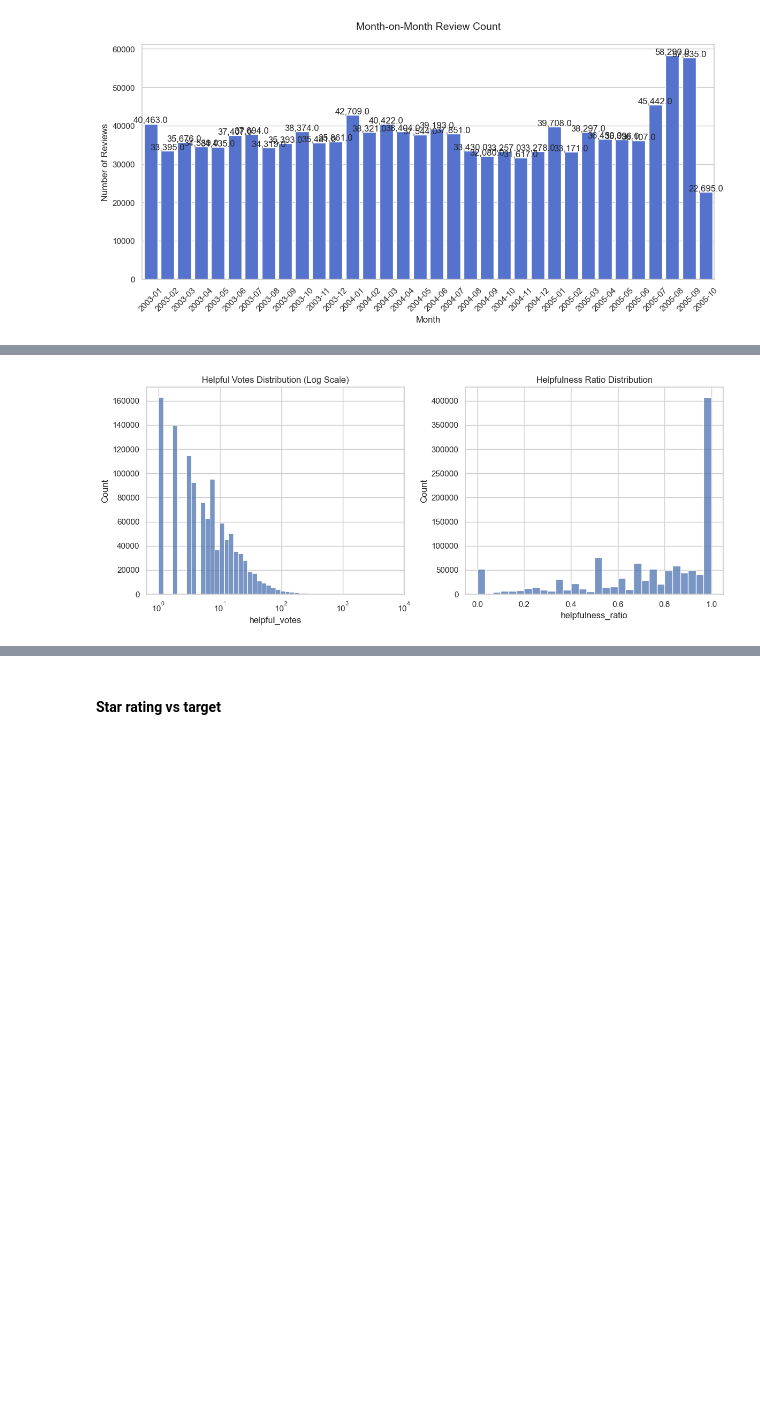
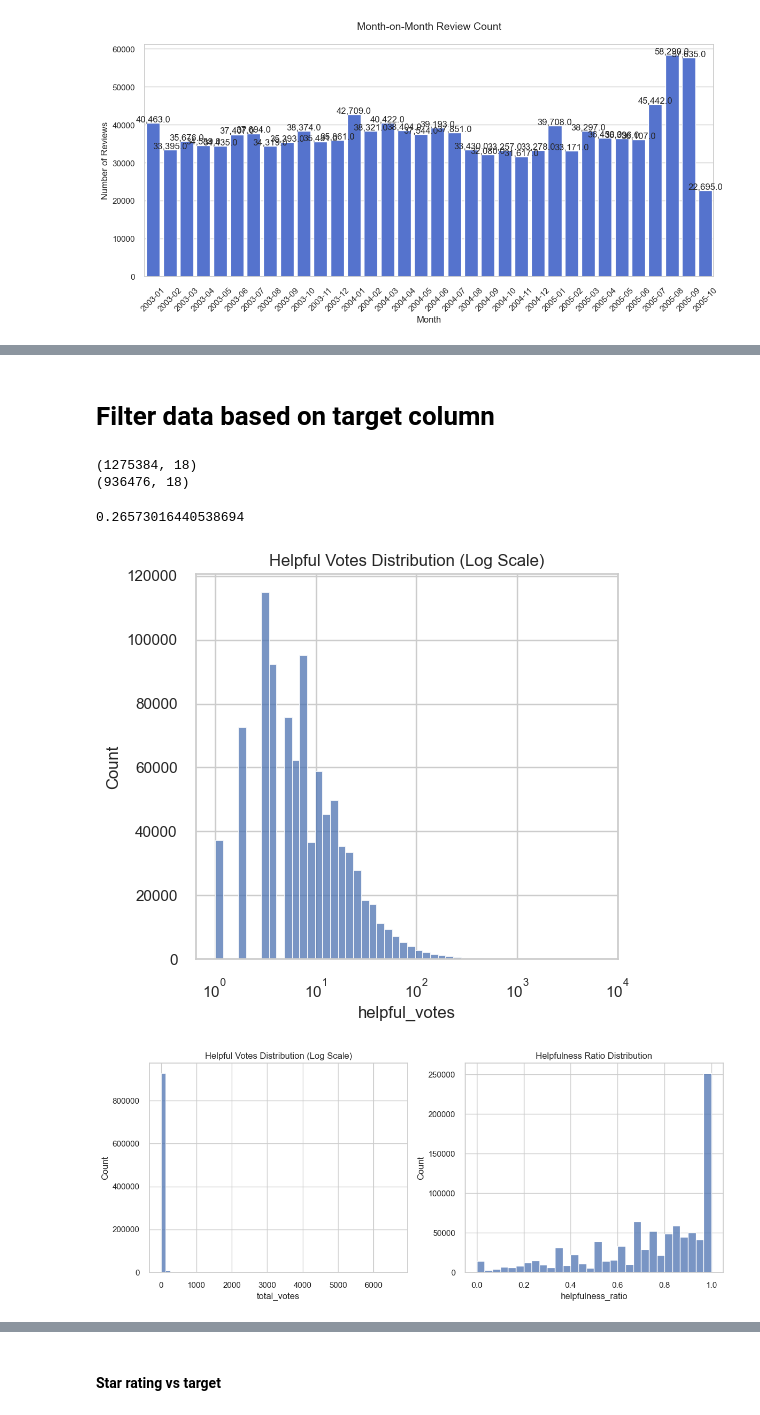
Before and after one commit to navr09/amazon_review, a Jupyter notebook: eda/preliminary.ipynb, the cells around one changed output, grey strips where cells are left out. Saved outputs shown, nothing was run; the diff lists cells and outputs as text; code cells hidden in the pictures; blank space fills up the shorter version.

```diff
--- a/eda/preliminary.ipynb
+++ b/eda/preliminary.ipynb
@@ -212,22 +321,41 @@ plt.show()
+# %% [markdown]
+# Filter data based on target column
+# %%
+print(df.shape)
+df = df[df['total_votes']>=3]
+print(df.shape)
+# %% [output]
+(1275384, 18)
+(936476, 18)
+# %%
+(1275384-936476)/1275384
+# %% [output]
+0.26573016440538694
 # %%
-# 1. Create helpfulness ratio (handle division by zero)
+# Helpful votes distribution
 
 plt.figure(figsize=(12,5))
 plt.subplot(1,2,1)
 sns.histplot(df['helpful_votes'], bins=50, log_scale=True)
+plt.title('Helpful Votes Distribution (Log Scale)')
+
+plt.figure(figsize=(12,5))
+plt.subplot(1,2,1)
+sns.histplot(df['total_votes'], bins=50, log_scale=True)
 plt.title('Helpful Votes Distribution (Log Scale)')
 
 plt.subplot(1,2,2)
 sns.histplot(df['helpfulness_ratio'].dropna(), bins=30)
 plt.title('Helpfulness Ratio Distribution')
 plt.tight_layout()
 
 # About 160,000 reviews have just 1 helpful vote (10^0)
 # Only a handful reach 1,00+ votes (10^2-10^4). Most receive below 10 votes
 # Ratio of 0 - not helpful, ratio - 1 - All votes are helpful
 # Left tailed distribution of ratio suggests that more ofter than not, the reviews are positive. 0.7 seems to be a good starting point
 # %% [output]
-[figure, old version]
+[figure, new version]
+[figure, added]
 # %%
 # 2. Distribution-Based Cutoff Analysis
 plt.figure(figsize=(10, 6))
```
Also changed, not shown: parts of 37 cells of this notebook, 16 other files.
